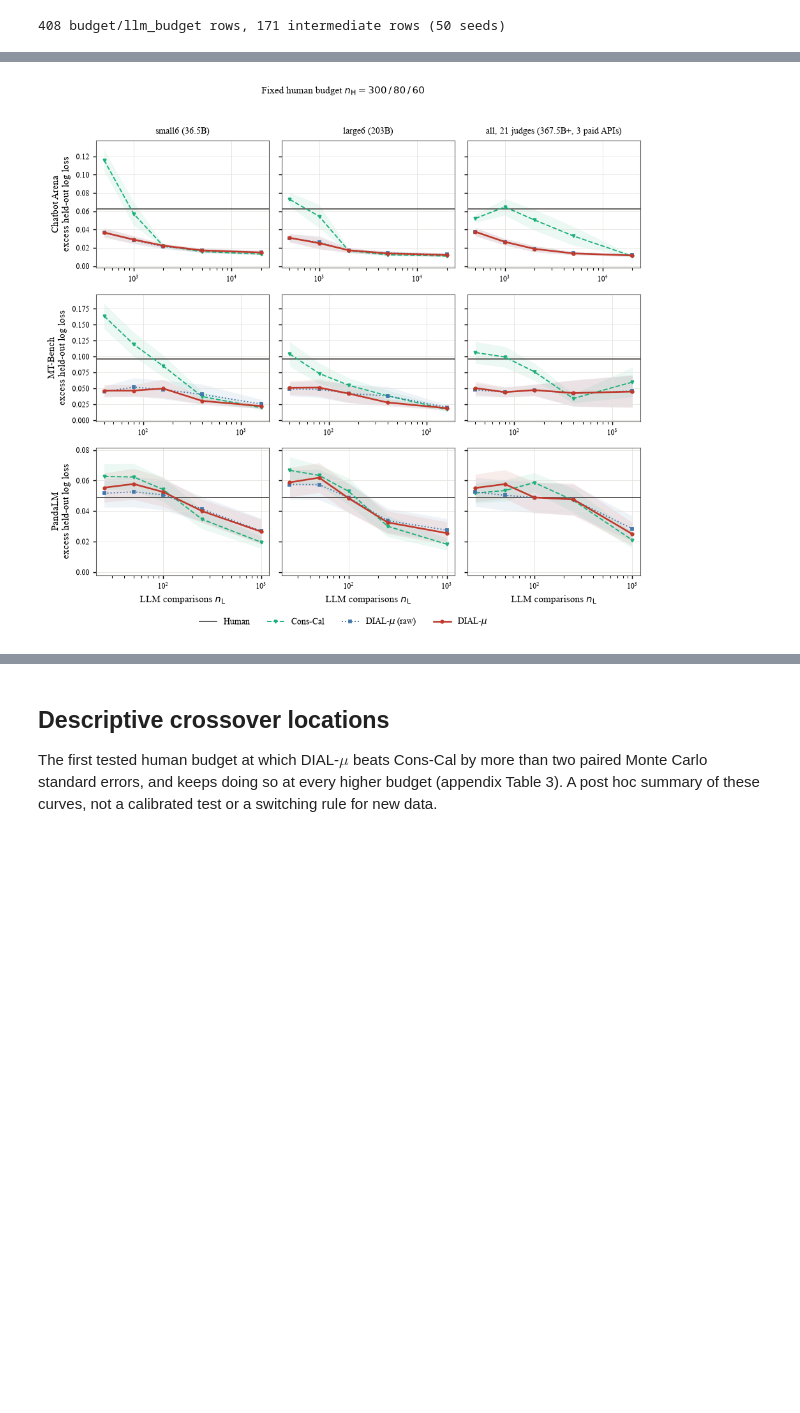
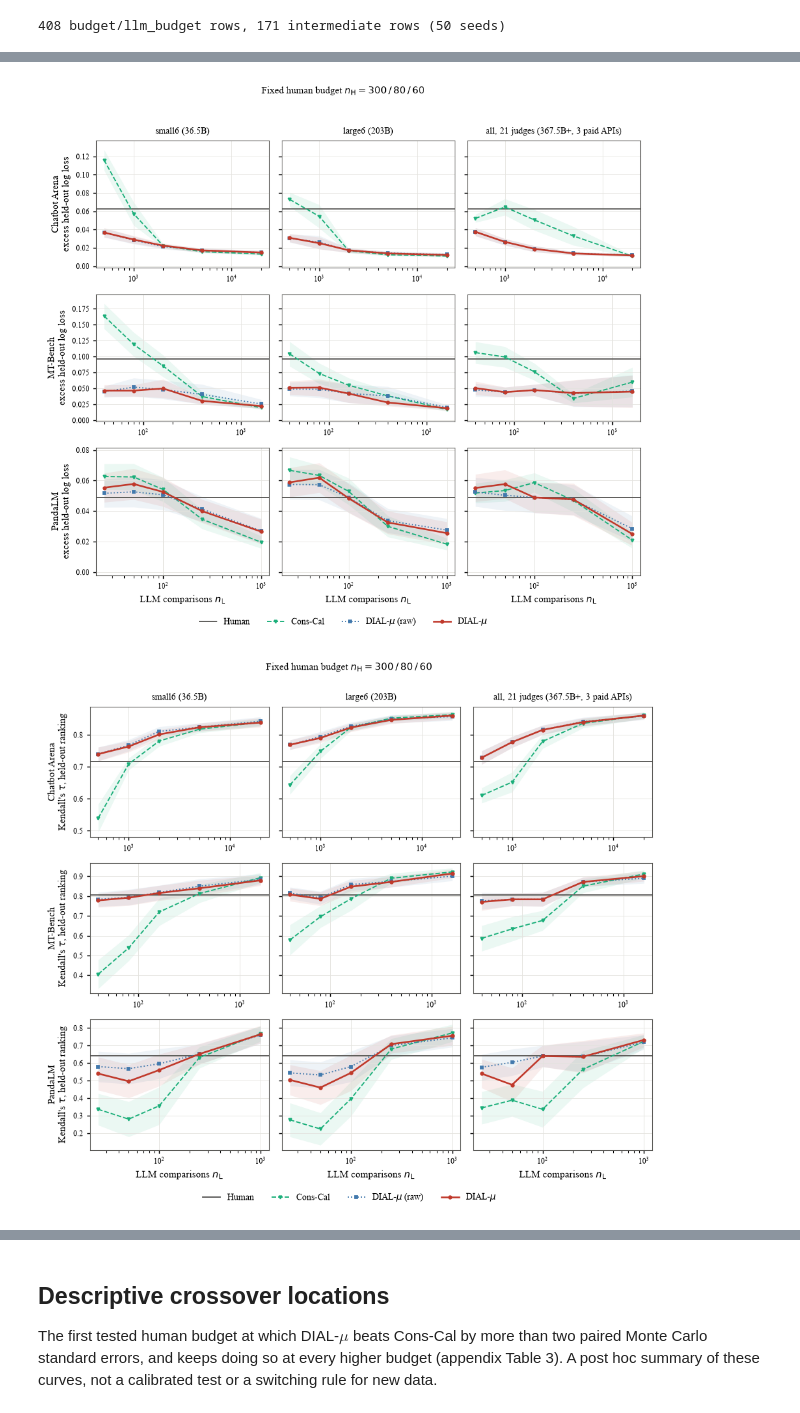
Before and after one commit to JinHongDu-Lab/DIAL, a Jupyter notebook: notebooks/3_panel_budget.ipynb, the cells around one changed output, grey strips where cells are left out. Drawn from its saved outputs; the diff is of its cells as text; code cells hidden in the pictures; blank space fills up the shorter version.

```diff
--- a/notebooks/3_panel_budget.ipynb
+++ b/notebooks/3_panel_budget.ipynb
@@ -72,13 +85,13 @@ with plt.rc_context(RCPARAMS):
 The reverse constraint: an imprecise LLM-only direction limits Cons-Cal, while DIAL-$\mu$ can
 re-estimate $\mu$ from the human comparisons.
 # %%
-with plt.rc_context(RCPARAMS):
-    rows = summary[summary.sweep == "llm_budget"]
-    fig = panel_grid(rows, "level", lambda ds: f"{DATASET_LABEL[ds]}\nexcess held-out log loss",
-                     r"LLM comparisons $n_{\mathrm{L}}$", METHODS, flat=("human_only",),
-                     suptitle=r"Fixed human budget $n_{\mathrm{H}}=300\,/\,80\,/\,60$", xticks=False)
-    fig.savefig(FIGURES / "fig_small_panel_llmbudget.pdf", bbox_inches="tight")
-    plt.show()
+for metric in ("excess", "tau"):
+    LABEL = METRIC[metric]["label"]
+    show(summary[summary.sweep == "llm_budget"], "fig_small_panel_llmbudget", metric,
+         x_column="level", ylabel=lambda ds, _l=LABEL: f"{DATASET_LABEL[ds]}\n{_l}",
+         xlabel=r"LLM comparisons $n_{\mathrm{L}}$", methods=METHODS, flat=("human_only",),
+         suptitle=r"Fixed human budget $n_{\mathrm{H}}=300\,/\,80\,/\,60$", xticks=False)
 # %% [output]
 [figure]
+[figure, added]
 # %% [markdown]
```
Also changed, not shown: parts of 10 cells of this notebook, 8 other files.
